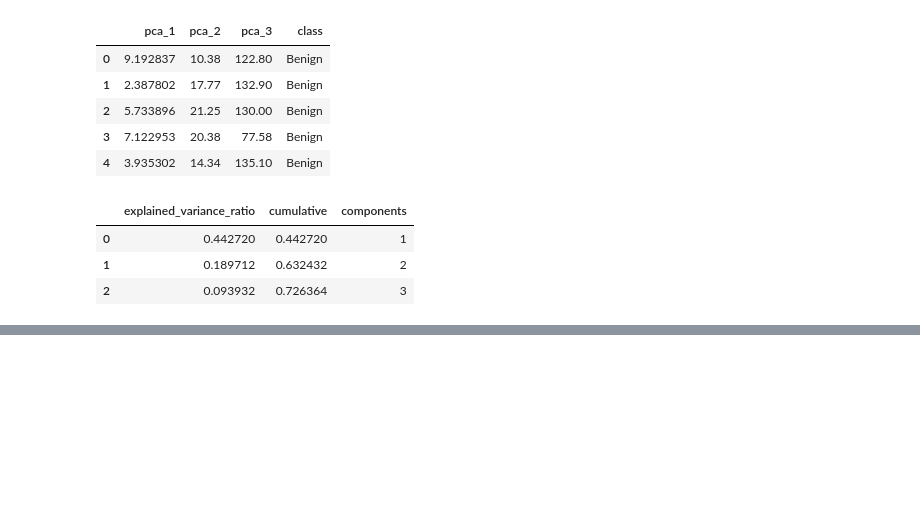
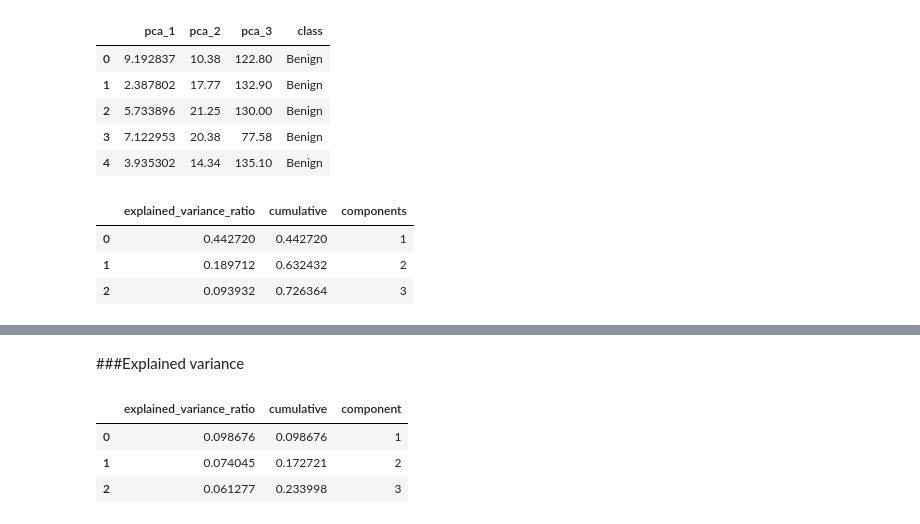
Before and after one commit to davidofitaly/machine-learning-notes, a Jupyter notebook: unsupervised/02_dimensionality_reduction/02_pca_examples.ipynb, the cells around one changed output, grey strips where cells are left out. Saved outputs shown, nothing was run; the diff lists cells and outputs as text; code cells hidden in the pictures; blank space fills up the shorter version.

```diff
--- a/unsupervised/02_dimensionality_reduction/02_pca_examples.ipynb
+++ b/unsupervised/02_dimensionality_reduction/02_pca_examples.ipynb
@@ -154,0 +236,12 @@ px.scatter_3d(pca_3, x='pca_1', y='pca_2', z='pca_3', color='class', symbol='cla
+# %% [markdown]
+###Explained variance
+# %%
+results = pd.DataFrame(data={'explained_variance_ratio': pca.explained_variance_ratio_})
+results['cumulative'] = results['explained_variance_ratio'].cumsum()
+results['component'] = results.index + 1
+results
+# %% [output]
+|  | explained_variance_ratio | cumulative | component |
+| 0 | 0.098676 | 0.098676 | 1 |
+| 1 | 0.074045 | 0.172721 | 2 |
+| 2 | 0.061277 | 0.233998 | 3 |
```
Also changed, not shown: parts of 22 cells of this notebook.
